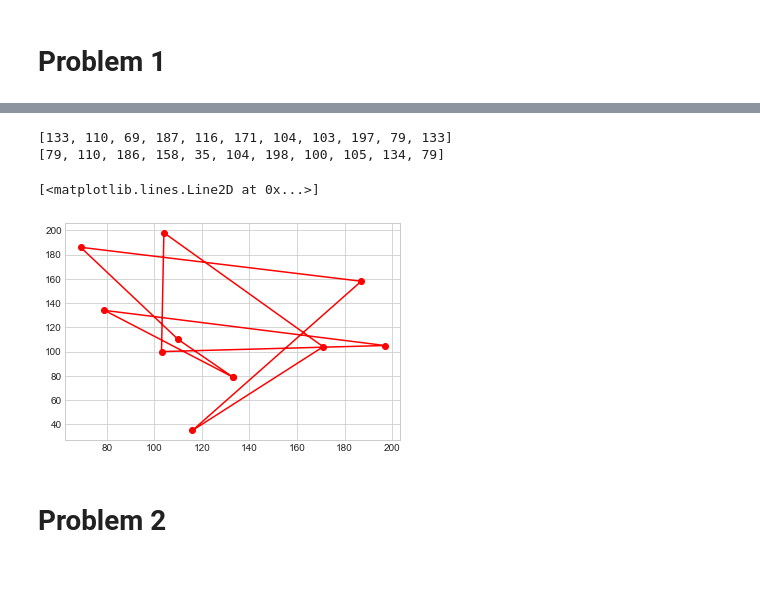
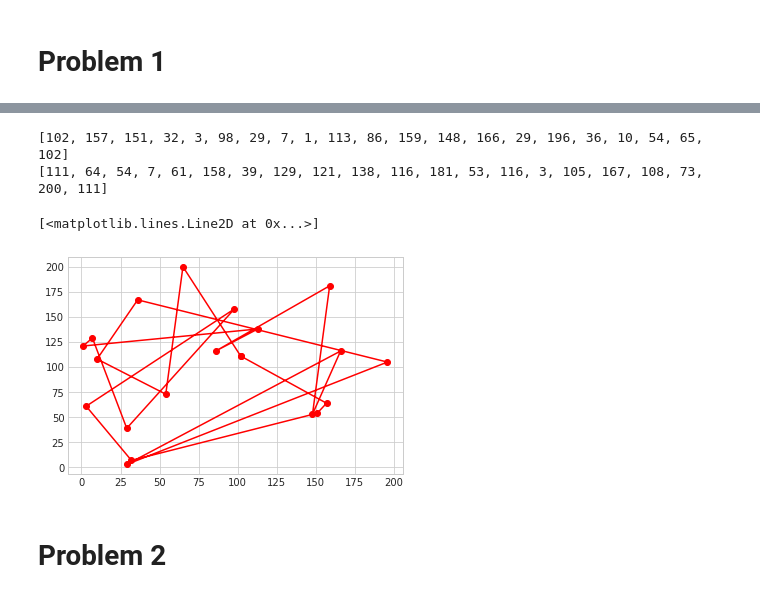
Before and after one commit to jude-arokiam-uoit/csci-4610-assignment-2, a Jupyter notebook: src/ga_tsp.ipynb, the cells around one changed output, grey strips where cells are left out. Saved outputs shown, nothing was run; the diff lists cells and outputs as text; code cells hidden in the pictures.

Commit message:
now changes child routes based on reccomendations from parent

```diff
--- a/src/ga_tsp.ipynb
+++ b/src/ga_tsp.ipynb
@@ -104,19 +189,37 @@ def tourn(cityList):
 # Problem 1
 # %%
 #makes the cities and creates the next generation
-ll = makeCities(10)
-child1, child2 = tourn(ll)
+ll = makeCities(20)
 
-#prints out the child routes and the original
-print("Child1")
-child1_list = [child1[i].key for i in range(len(child1))]
-print(child1_list)
-
-print("child2")
-child2_list = [child2[i].key for i in range(len(child2))]
-print(child2_list)
+for i in range(0,100):
+    if(i == 99):
+        key1 = {}
+        key2 = {}
+        for i in range(0,len(child1)):
+            key1[i] = child1[i].key
+            key2[i] = child2[i].key
+        final_child = finalChild(child1,child2,key1,key2)
+    elif(i==0):
+        child1, child2 = tourn(ll)
+    else:
+        key1 = {}
+        key2 = {}
+        for i in range(0,len(child1)):
+            key1[i] = child1[i].key
+            key2[i] = child2[i].key
+        child1,child2 = tournament(child1,child2,key1,key2)
+        print(i)
+        print("child 1: ")
+        child1_list = [child1[i].key for i in range(len(child1))]
+        print(child1_list)
+        print("child 2: ")
+        child2_list = [child2[i].key for i in range(len(child2))]
+        print(child2_list)
 
 print("origional")
 original = [ll[i].key for i in range(len(ll))]
 print(original)
+print("Final Child")
+final_list = [final_child[i].key for i in range(len(final_child))]
+print(final_list)
 # %% [output]
@@ -129,18 +243,18 @@ origional
 # %%
 x, y = [], []
-for key in child2_list:
-    x.append(child2[key].x)
-    y.append(child2[key].y)
+for key in final_list:
+    x.append(final_child[key].x)
+    y.append(final_child[key].y)
 x.append(x[0])
 y.append(y[0])
 print(x)
 print(y)
 
 plt.plot(x, y, '-ok', color='red')
 # %% [output]
-[133, 110, 69, 187, 116, 171, 104, 103, 197, 79, 133]
-[79, 110, 186, 158, 35, 104, 198, 100, 105, 134, 79]
+[102, 157, 151, 32, 3, 98, 29, 7, 1, 113, 86, 159, 148, 166, 29, 196, 36, 10, 54, 65, 102]
+[111, 64, 54, 7, 61, 158, 39, 129, 121, 138, 116, 181, 53, 116, 3, 105, 167, 108, 73, 200, 111]
 [<matplotlib.lines.Line2D at 0x...>]
-[figure, old version]
+[figure, new version]
 # %% [markdown]
 # Problem 2
```
Also changed, not shown: parts of 3 cells of this notebook.
